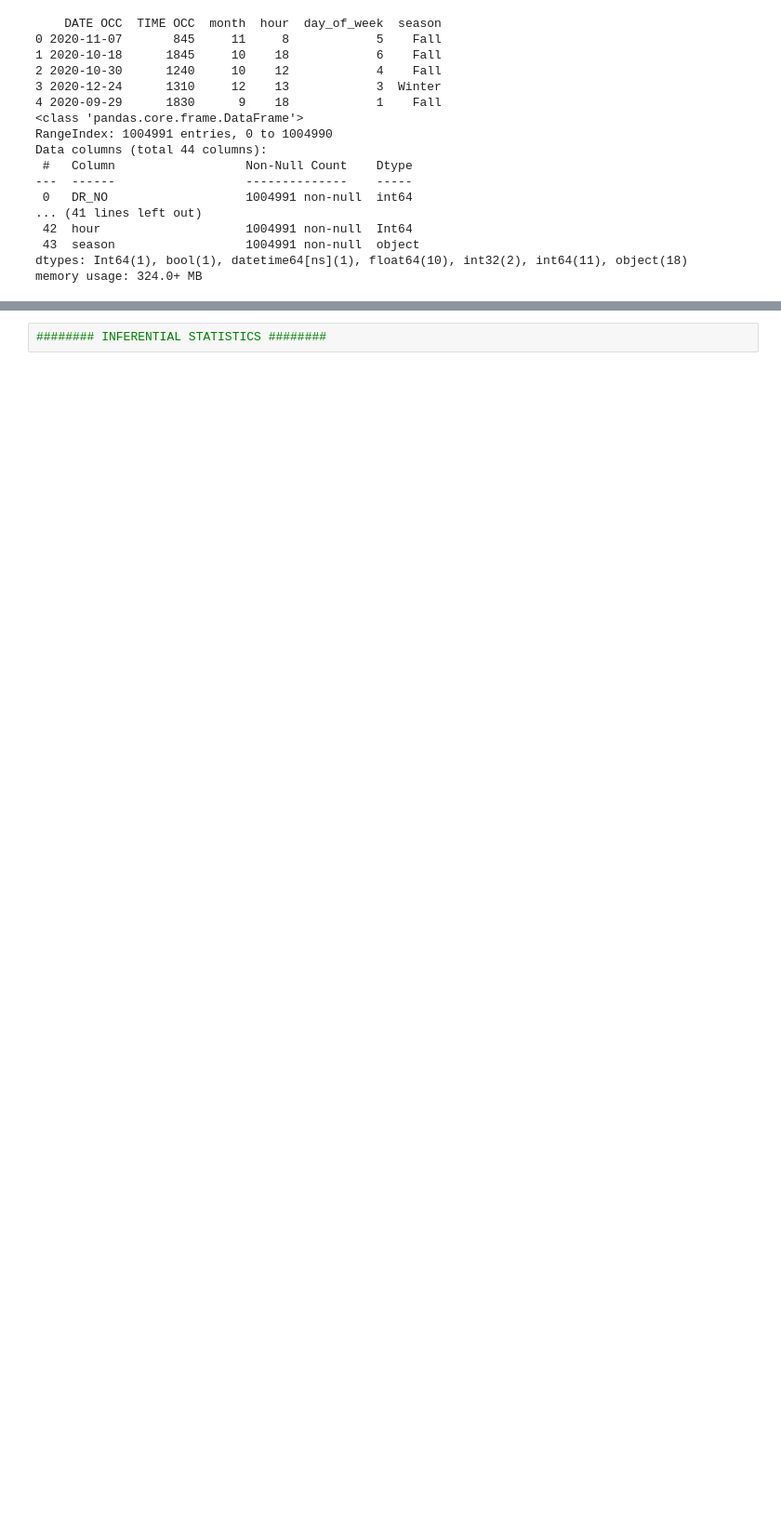
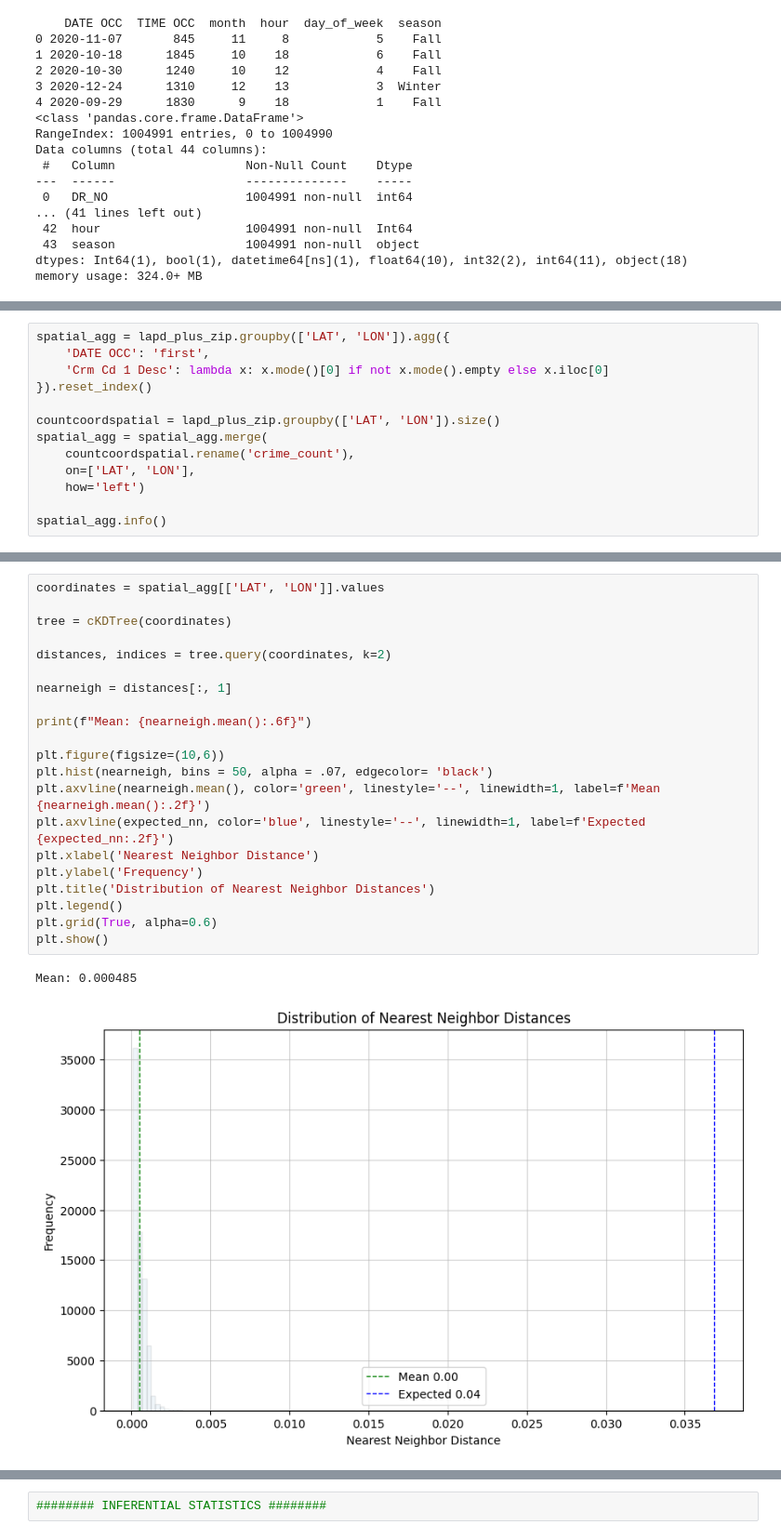
Before and after one commit to TheFoolOrpheus/DAT-490-Capstone, a Jupyter notebook: LACrime.ipynb, the cells around one changed output, grey strips where cells are left out. Shown at 93% size. Drawn from its saved outputs; the diff is of its cells as text; blank space fills up the shorter version.

```diff
--- a/LACrime.ipynb
+++ b/LACrime.ipynb
@@ -950,0 +1097,13 @@ memory usage: 324.0+ MB
+# %%
+spatial_agg = lapd_plus_zip.groupby(['LAT', 'LON']).agg({
+    'DATE OCC': 'first',
+    'Crm Cd 1 Desc': lambda x: x.mode()[0] if not x.mode().empty else x.iloc[0]
+}).reset_index()
+
+countcoordspatial = lapd_plus_zip.groupby(['LAT', 'LON']).size()
+spatial_agg = spatial_agg.merge(
+    countcoordspatial.rename('crime_count'),
+    on=['LAT', 'LON'],
+    how='left')
+
+spatial_agg.info()
@@ -950,0 +1123,24 @@ memory usage: 324.0+ MB
+# %%
+coordinates = spatial_agg[['LAT', 'LON']].values
+
+tree = cKDTree(coordinates)
+
+distances, indices = tree.query(coordinates, k=2)
+
+nearneigh = distances[:, 1]
+
+print(f"Mean: {nearneigh.mean():.6f}")
+
+plt.figure(figsize=(10,6))
+plt.hist(nearneigh, bins = 50, alpha = .07, edgecolor= 'black')
+plt.axvline(nearneigh.mean(), color='green', linestyle='--', linewidth=1, label=f'Mean {nearneigh.mean():.2f}')
+plt.axvline(expected_nn, color='blue', linestyle='--', linewidth=1, label=f'Expected {expected_nn:.2f}')
+plt.xlabel('Nearest Neighbor Distance')
+plt.ylabel('Frequency')
+plt.title('Distribution of Nearest Neighbor Distances')
+plt.legend()
+plt.grid(True, alpha=0.6)
+plt.show()
+# %% [output]
+Mean: 0.000485
+[figure, added]
```
Also changed, not shown: parts of 16 cells of this notebook.
